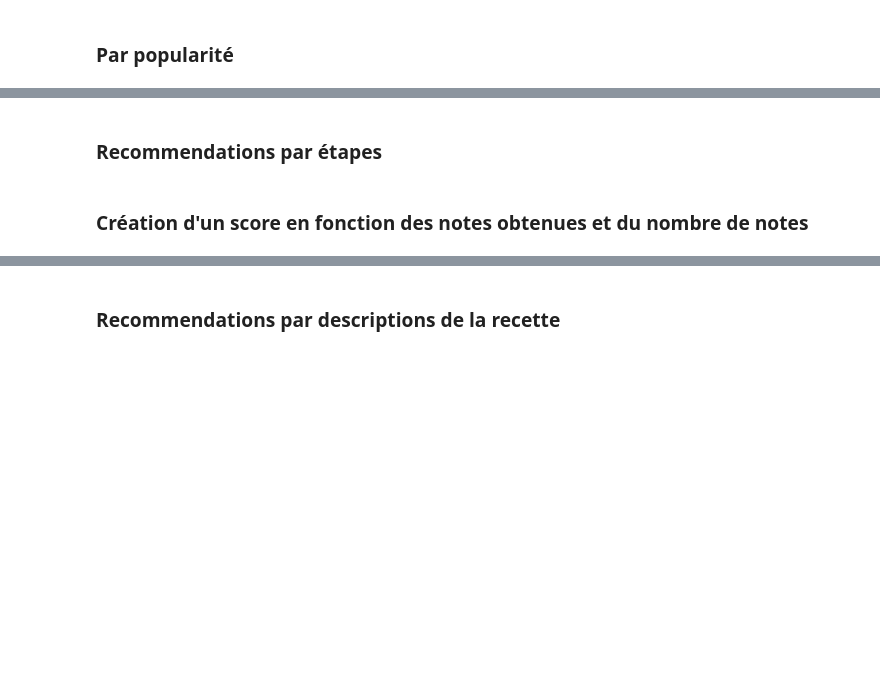
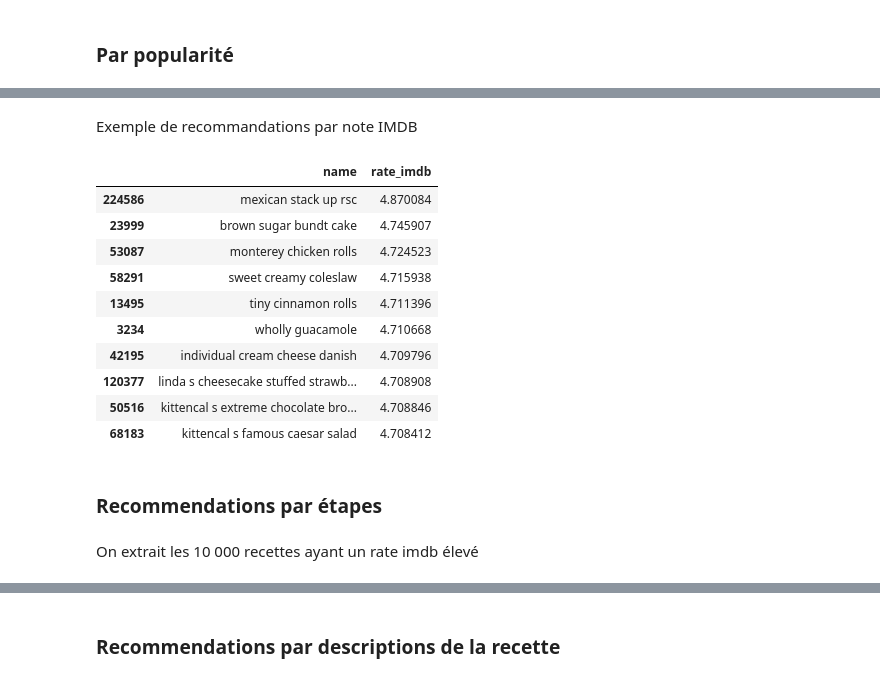
Before and after one commit to DavidBert/projet_MODIA, a Jupyter notebook: Recommendation.ipynb, the cells around one changed output, grey strips where cells are left out. Cells and saved outputs as stored; diff of their text form; code cells hidden in the pictures; blank space fills up the shorter version.

```diff
--- a/Recommendation.ipynb
+++ b/Recommendation.ipynb
@@ -113,4 +118,28 @@ best_recipes[['name','rate']].head(10)
+# %% [markdown]
+Exemple de recommandations par note IMDB
+# %%
+m = 50
+c = recipes_agmt.rate.mean()
+
+def imdb_score(x):
+    v = x['rate_count']
+    r= x['rate']
+    return (v/(v+m) * r) + (m/(m+v) * c)
+
+recipes_agmt['rate_imdb'] = recipes_agmt.apply(imdb_score, axis=1)
+best_recipes = recipes_agmt[recipes_agmt['rate_count'] > 100].sort_values('rate_imdb', ascending=False)
+best_recipes[['name','rate_imdb']].head(10)
+# %% [output]
+|  | name | rate_imdb |
+| 224586 | mexican stack up rsc | 4.870084 |
+| 23999 | brown sugar bundt cake | 4.745907 |
+| 53087 | monterey chicken rolls | 4.724523 |
+| 58291 | sweet creamy coleslaw | 4.715938 |
+| 13495 | tiny cinnamon rolls | 4.711396 |
+| 3234 | wholly guacamole | 4.710668 |
+| 42195 | individual cream cheese danish | 4.709796 |
+| 120377 | linda s cheesecake stuffed strawb... | 4.708908 |
+| 50516 | kittencal s extreme chocolate bro... | 4.708846 |
+| 68183 | kittencal s famous caesar salad | 4.708412 |
 # %% [markdown]
 ### Recommendations par étapes
-# %% [markdown]
-### Création d'un score en fonction des notes obtenues et du nombre de notes
@@ -127 +146,3 @@ recipes_agmt['rate_average'] = recipes_agmt.apply(imdb_score, axis=1)
+# %% [markdown]
+On extrait les 10 000 recettes ayant un rate imdb élevé
 # %%
```
Also changed, not shown: parts of 30 cells of this notebook.
